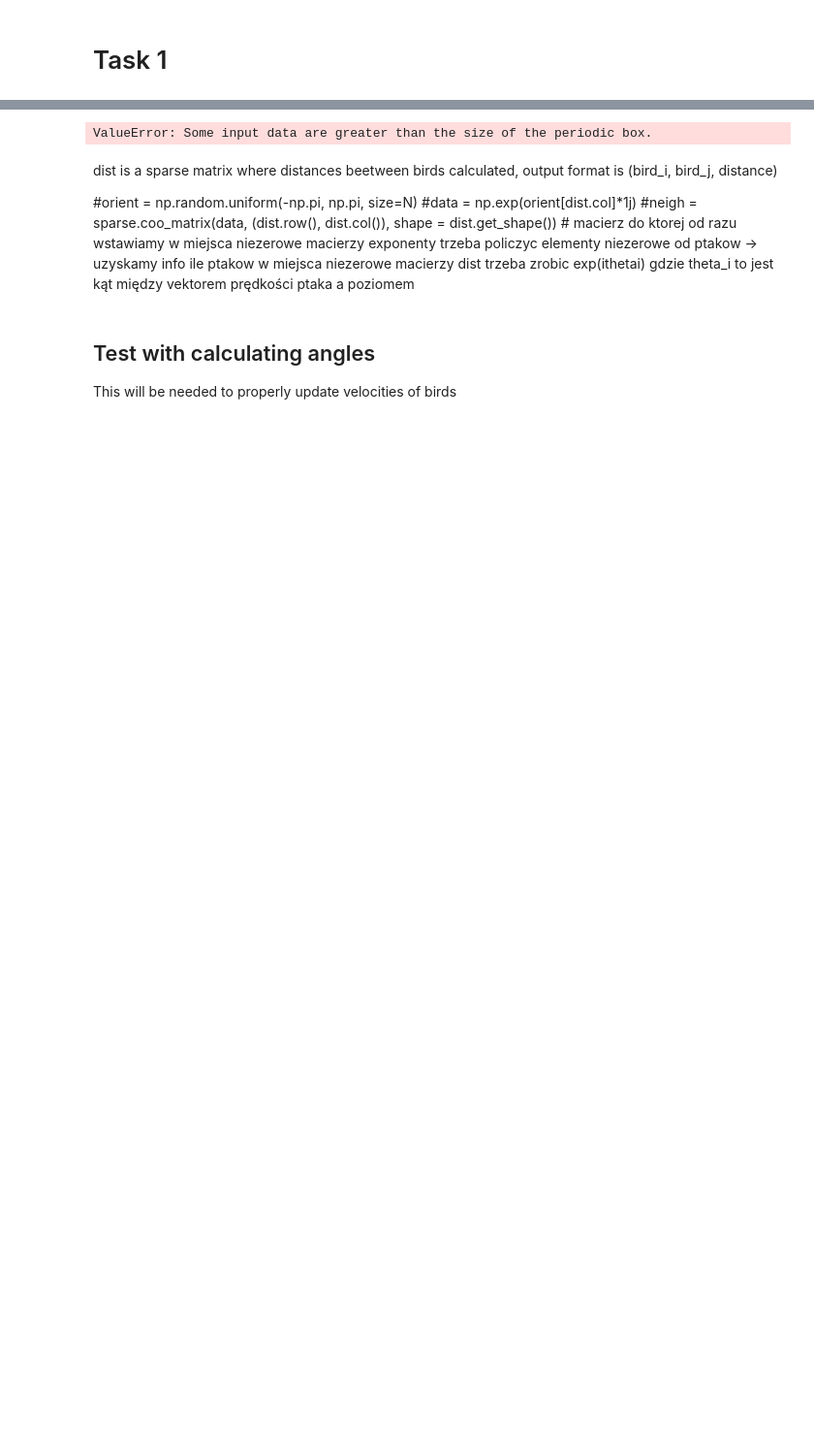
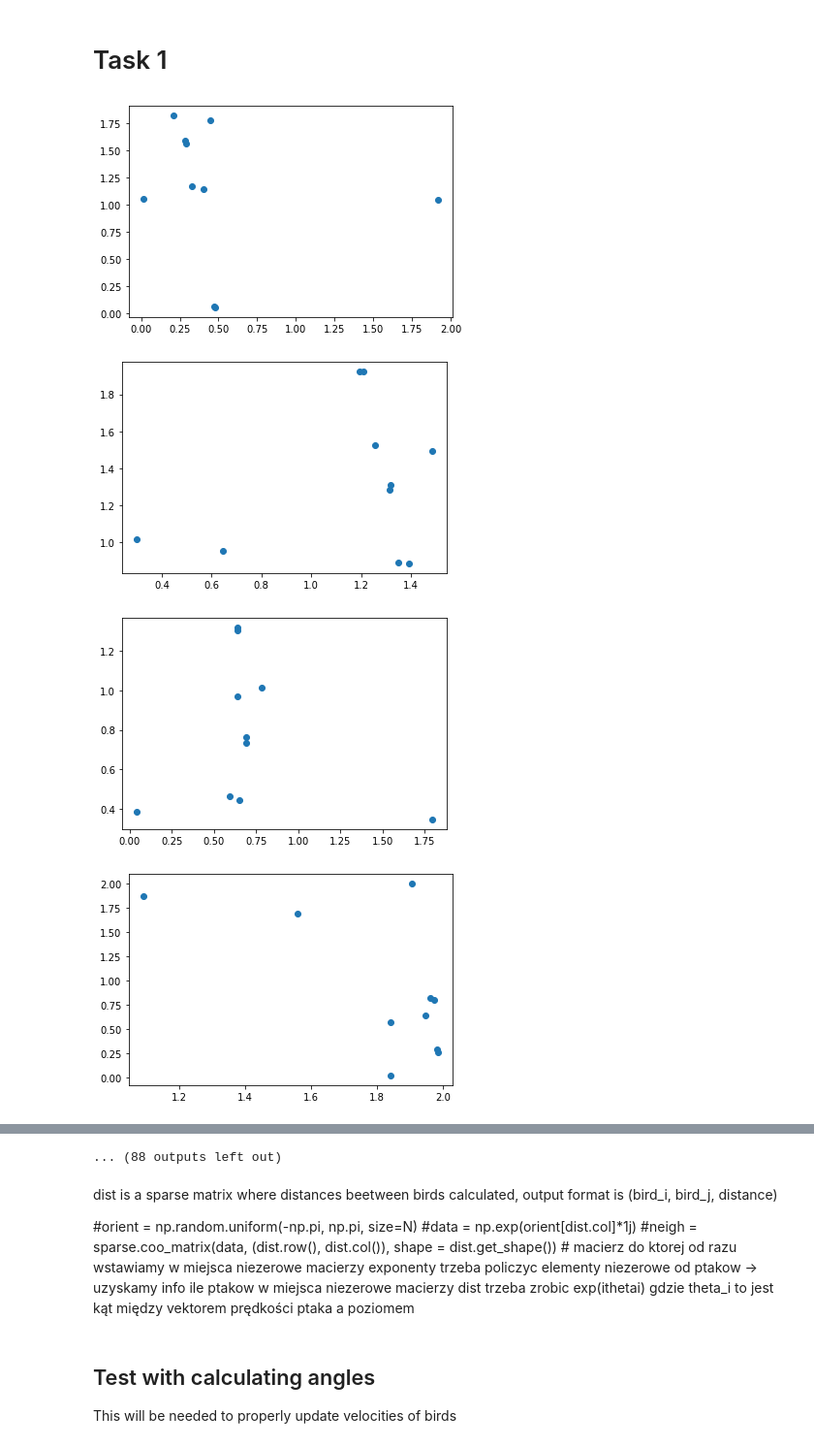
Before and after one commit to draczew23/cmcs_lab_3, a Jupyter notebook: swarm.ipynb, the cells around one changed output, grey strips where cells are left out. Shown at 97% size. Saved outputs shown, nothing was run; the diff lists cells and outputs as text; code cells hidden in the pictures; blank space fills up the shorter version.

Commit message:
boundary conditions applied, angles are updated

```diff
--- a/swarm.ipynb
+++ b/swarm.ipynb
@@ -7,13 +7,14 @@ import matplotlib.pyplot as plt
 import random
 from scipy import sparse
 # %%
-#initializing our birds positions
+# initializing our birds positions
 def initialize_birds(L, N):
-    x_positons = np.random.uniform(0, L, N)
-    y_positons = np.random.uniform(0, L, N)
+    x_positons = np.random.uniform(0, L - 1, N)
+    y_positons = np.random.uniform(0, L - 1, N)
 
     combined = np.vstack((x_positons, y_positons)).T
     return combined
+
 
 # we have to make a 2d vector of velocities
 def initialize_velocities(positions, v_0):
@@ -29,6 +30,7 @@ def initialize_velocities(positions, v_0):
     combined = np.column_stack((vx, vy))
     return combined
 
+
 # calculating angles of birds vs horiontal line
 def calc_angles(positions):
 
@@ -39,12 +41,14 @@ def calc_angles(positions):
     angles = np.angle(z)
     return angles
 
+
 # add noise in radians
 def add_noise(noise_val_degrees, number):
     noise = np.random.uniform(-noise_val_degrees, noise_val_degrees, number)
     noise_radians = np.radians(noise)
 
     return noise_radians
+
 
 def find_nearest_neighbors(positons):
     pass
@@ -58,6 +62,7 @@ def new_velocity(velocity):
     pass
 
 # Initialization parameters
+
 
 L = 2
 N = 10
@@ -73,41 +78,43 @@ positions = initialize_birds(L, N)
 velocities = initialize_velocities(positions, v_0)
 angles = calc_angles(positions)
 
 x_pos = positions[0:, 0:1]
 y_pos = positions[0:, 1:]
 
 for t in range(t_steps):
     # Creation of birds tree
     angles = calc_angles(positions)
     birds_tree = cKDTree(positions, boxsize=[L,L])
     dist = birds_tree.sparse_distance_matrix(birds_tree,max_distance=r,output_type='coo_matrix') # format wyniku (ptak i, ptak j, dystans)
 
     dist_copy = dist.copy()
     dist_copy_dense = dist_copy.todense()
     dist_no_zero = dist_copy_dense != 0
     dist_copy_dense[dist_no_zero] = 1
 
     exp_angles_vec = np.exp(1j * angles)
     sum_average_direction = np.dot(dist_copy_dense, exp_angles_vec)
     noise = add_noise(5, N)
     noise_matrix = np.asmatrix(noise).T
     new_angles = np.angle(sum_average_direction) + a * noise_matrix
 
     new_x = positions[0:, 0:1] + v_0 * np.cos(new_angles) #
     new_y = positions[0:, 1:] + v_0 * np.sin(new_angles)
 
+    # boundary conditions
+    new_x = np.where(new_x < L, new_x, new_x - L)
+    new_x = np.where(new_x > 0, new_x, new_x + L)
+
+    new_y = np.where(new_y < L, new_y, new_y - L)
+    new_y = np.where(new_y > 0, new_y, new_y + L)
+
     positions[0:, 0:1] = new_x
     positions[0:, 1:] = new_y
 
-    #plt.scatter(np.asarray(positions[0:, 0:1]), np.asarray(positions[0:, 1:]))
-    #plt.show()
-
-
-#sum_distances = np.sum(dist, axis=0)
-#print(np.angle(sum_average_direction))
-#print(noise_matrix)
-#print(new_angles_ar)
-#print(new_angles)
-
-#print(velocities)
+    plt.scatter(np.asarray(positions[0:, 0:1]), np.asarray(positions[0:, 1:]))
+    plt.show()
 # %% [output]
+[figure, added]
+[figure, added]
+[figure, added]
+[figure, added]
@@ -114,4 +129,4 @@ for t in range(t_steps):
-ValueError: Some input data are greater than the size of the periodic box.
+... (88 outputs left out)
 # %% [markdown]
  dist is a sparse matrix where distances beetween birds calculated, output format is (bird_i, bird_j, distance)
 
```
Also changed, not shown: parts of 5 cells of this notebook.
